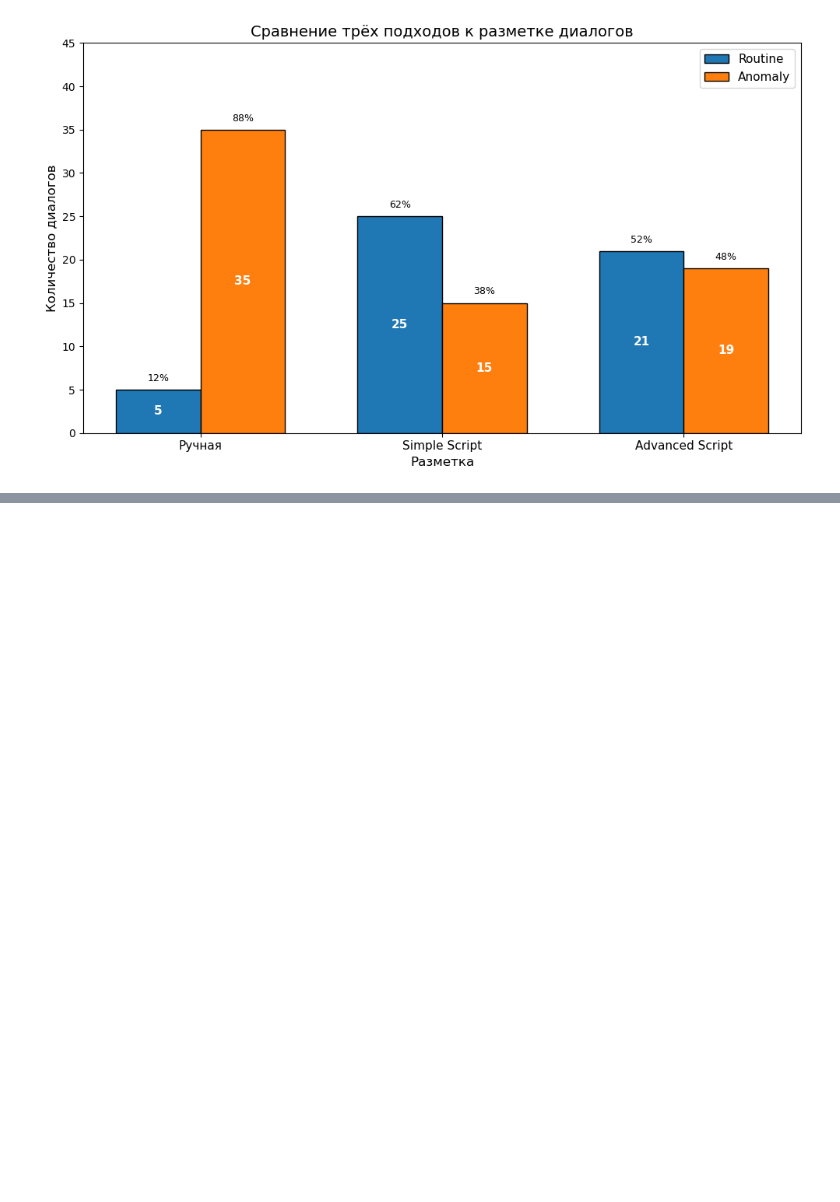
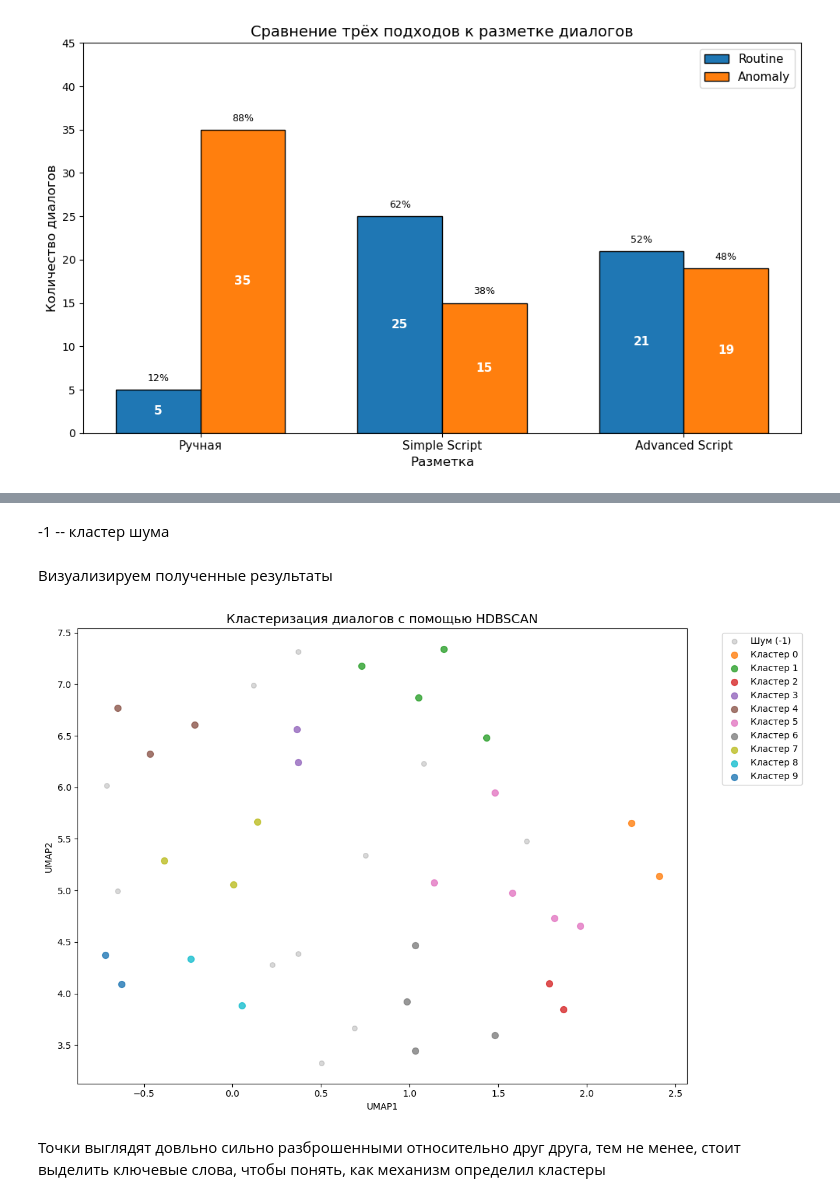
Before and after one commit to kotiataclub/practice_pilot_dialogues, a Jupyter notebook: search_for_anomalies.ipynb, the cells around one changed output, grey strips where cells are left out. Saved outputs shown, nothing was run; the diff lists cells and outputs as text; code cells hidden in the pictures; blank space fills up the shorter version.

Commit message:
Попробовали разбить на кластеры по темам

```diff
--- a/search_for_anomalies.ipynb
+++ b/search_for_anomalies.ipynb
@@ -150,0 +179,2 @@ plt.show()
+# %%
+texts = df['Dialogs Pilot/Controller'].astype(str).tolist()
@@ -150,0 +183,7 @@ plt.show()
+# %%
+model = SentenceTransformer('all-MiniLM-L6-v2')
+
+#генерируем эмбеддинги для всех диалогов
+embeddings = model.encode(texts, show_progress_bar=True)
+
+print('Размерность эмбеддингов:', embeddings.shape)
@@ -150,0 +236,37 @@ plt.show()
+# %% [markdown]
+-1 -- кластер шума
+# %% [markdown]
+Визуализируем полученные результаты
+# %%
+umap_reducer = umap.UMAP(n_components=2, random_state=42, n_neighbors=15, min_dist=0.1)
+umap_embeddings = umap_reducer.fit_transform(embeddings)
+
+df_umap = pd.DataFrame(umap_embeddings, columns=['UMAP1', 'UMAP2'])
+df_umap['Cluster'] = cluster_labels
+df_umap['Label'] = df['Label']
+
+plt.figure(figsize=(12, 8))
+
+unique_clusters = sorted(df_umap['Cluster'].unique())
+colors = sns.color_palette('tab10', n_colors=len(unique_clusters))
+
+for i, cluster in enumerate(unique_clusters):
+    mask = df_umap['Cluster'] == cluster
+    if cluster == -1: #для шума используем серый цвет
+        plt.scatter(df_umap.loc[mask, 'UMAP1'], df_umap.loc[mask, 'UMAP2'],
+                    color='gray', alpha=0.3, s=30, label=f'Шум (-1)')
+    else:
+        plt.scatter(df_umap.loc[mask, 'UMAP1'], df_umap.loc[mask, 'UMAP2'],
+                    color=colors[i % len(colors)], alpha=0.8, s=50, label=f'Кластер {cluster}')
+
+plt.title('Кластеризация диалогов с помощью HDBSCAN', fontsize=14)
+plt.xlabel('UMAP1')
+plt.ylabel('UMAP2')
+plt.legend(bbox_to_anchor=(1.05, 1), loc='upper left')
+plt.tight_layout()
+plt.savefig('clusters_hdbscan.png', dpi=300, bbox_inches='tight')
+plt.show()
+# %% [output]
+[figure, added]
+# %% [markdown]
+Точки выглядят довльно сильно разброшенными относительно друг друга, тем не менее, стоит выделить ключевые слова, чтобы понять, как механизм определил кластеры
```
Also changed, not shown: parts of 22 cells of this notebook, 4 other files.
